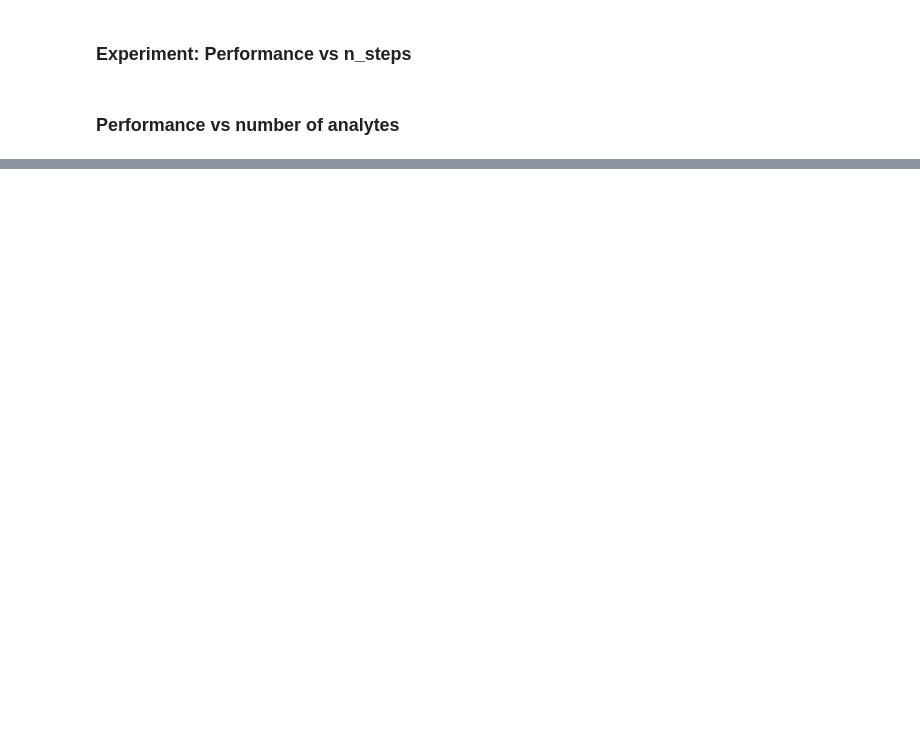
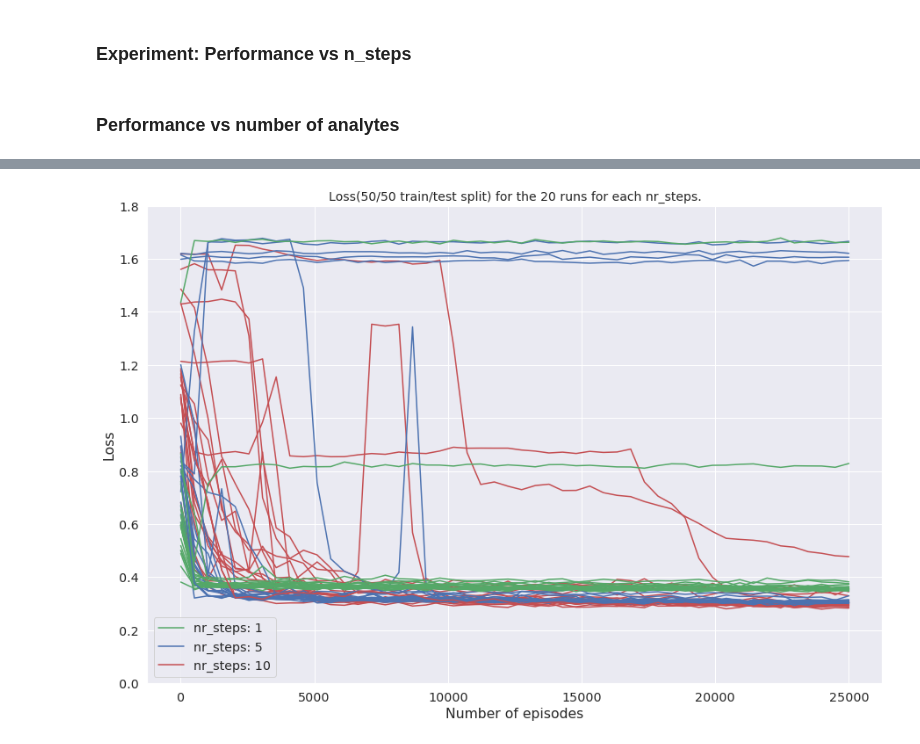
Before and after one commit to StefanBogdan/RL_liquid_chromatography, a Jupyter notebook: code/SimulatorGeneralized.ipynb, the cells around one changed output, grey strips where cells are left out. Saved outputs shown, nothing was run; the diff lists cells and outputs as text; code cells hidden in the pictures; blank space fills up the shorter version.

```diff
--- a/code/SimulatorGeneralized.ipynb
+++ b/code/SimulatorGeneralized.ipynb
@@ -278,0 +315,15 @@ plt.legend()
+# %%
+plt.plot(np.linspace(0, 25000, 50),data_50_50[9].T, color="r")
+plt.plot(np.linspace(0, 25000, 50),data_50_50[4].T, color="b")
+plt.plot(np.linspace(0, 25000, 50),data_50_50[0].T, color="g")
+plt.plot(np.linspace(0, 25000, 50),data_50_50[0,0], color="g", label="nr_steps: 1")
+plt.plot(np.linspace(0, 25000, 50),data_50_50[4,0], color="b", label="nr_steps: 5")
+plt.plot(np.linspace(0, 25000, 50),data_50_50[9,0], color="r", label="nr_steps: 10")
+plt.xlabel("Number of episodes")
+plt.ylabel("Loss")
+plt.ylim((0, 1.8))
+plt.legend()
+plt.title("Loss(50/50 train/test split) for the 20 runs for each nr_steps.", fontsize=14)
+plt.savefig("losses_20_data_50_50.png")
+# %% [output]
+[figure, added]
```
Also changed, not shown: parts of 5 cells of this notebook, 2 other files.
